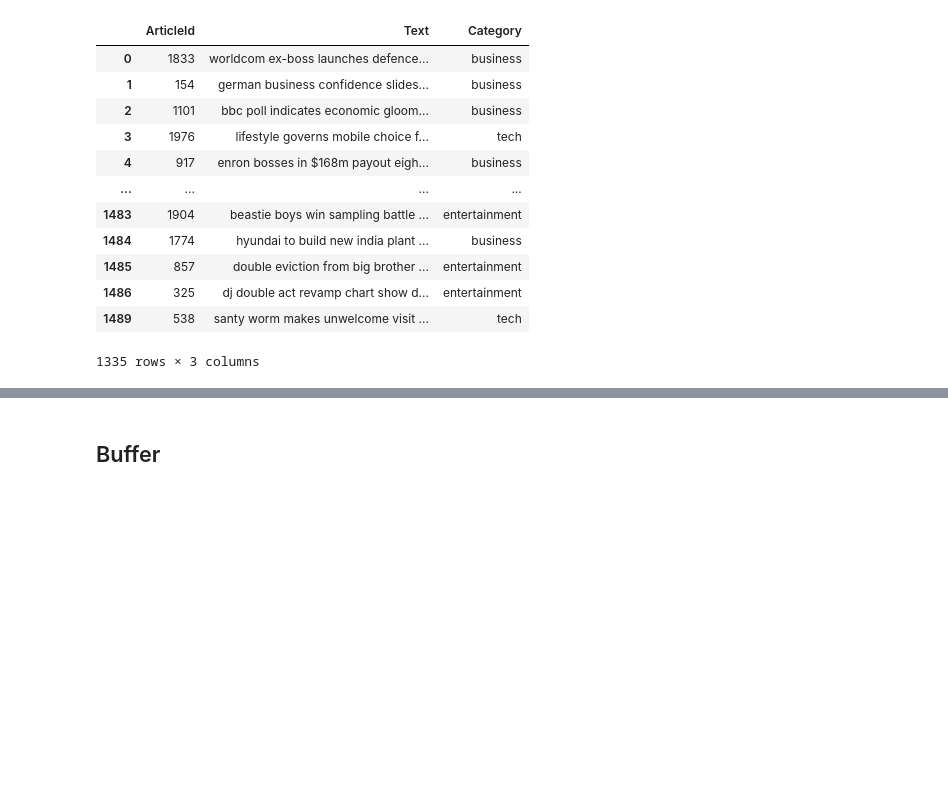
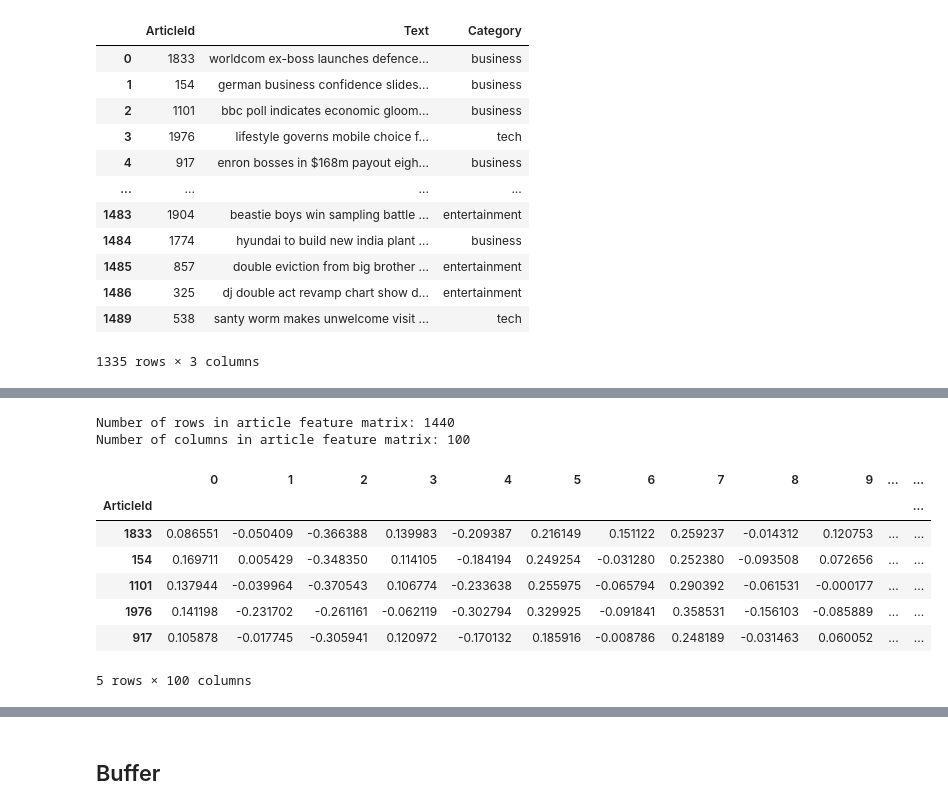
Before and after one commit to jhleakakos/msds-bbc-news-classification, a Jupyter notebook: classify_me_bbc.ipynb, the cells around one changed output, grey strips where cells are left out. Saved outputs shown, nothing was run; the diff lists cells and outputs as text; code cells hidden in the pictures; blank space fills up the shorter version.

Commit message:
add word2vec code and transformation from word2vec embeddings to document embeddings

```diff
--- a/classify_me_bbc.ipynb
+++ b/classify_me_bbc.ipynb
@@ -209,0 +241,3 @@ see if using dimensionality reduction after word2vec will allow seeing a visual
+# %%
+df['tokenized_text'] = df['Text'].apply(simple_preprocess)
+df.head()
@@ -209,0 +253,7 @@ see if using dimensionality reduction after word2vec will allow seeing a visual
+# %%
+w2vmodel = Word2Vec(
+    window=5 # How many words to look at for the individual word and surrounding words combined
+    , workers=6 # How many worker threads to use when training the model
+    , vector_size=100 # How many dimensions for the word vectors
+    , seed=42
+)
@@ -209,0 +271,6 @@ see if using dimensionality reduction after word2vec will allow seeing a visual
+# %%
+w2vmodel.train(
+    df['tokenized_text']
+    , total_examples=w2vmodel.corpus_count
+    , epochs=w2vmodel.epochs
+);
@@ -209,0 +306,26 @@ see if using dimensionality reduction after word2vec will allow seeing a visual
+# %%
+article_embeddings = []
+for article in df['tokenized_text']:
+    word_embedding_vectors = []
+    for word in article:
+        if word in w2vmodel.wv.index_to_key:
+            word_embedding_vectors.append(w2vmodel.wv[word])
+    article_embeddings.append(np.mean(word_embedding_vectors, axis=0))
+# %%
+df_article_features = pd.DataFrame(article_embeddings, index=df['ArticleId'])
+
+print(f'Number of rows in article feature matrix: {df_article_features.shape[0]}')
+print(f'Number of columns in article feature matrix: {df_article_features.shape[1]}')
+
+df_article_features.head()
+# %% [output]
+Number of rows in article feature matrix: 1440
+Number of columns in article feature matrix: 100
+|  | 0 | 1 | 2 | 3 | 4 | 5 | 6 | 7 | 8 | 9 | ... | ... |
+| ArticleId |  |  |  |  |  |  |  |  |  |  |  | ... |
+| 1833 | 0.086551 | -0.050409 | -0.366388 | 0.139983 | -0.209387 | 0.216149 | 0.151122 | 0.259237 | -0.014312 | 0.120753 | ... | ... |
+| 154 | 0.169711 | 0.005429 | -0.348350 | 0.114105 | -0.184194 | 0.249254 | -0.031280 | 0.252380 | -0.093508 | 0.072656 | ... | ... |
+| 1101 | 0.137944 | -0.039964 | -0.370543 | 0.106774 | -0.233638 | 0.255975 | -0.065794 | 0.290392 | -0.061531 | -0.000177 | ... | ... |
+| 1976 | 0.141198 | -0.231702 | -0.261161 | -0.062119 | -0.302794 | 0.329925 | -0.091841 | 0.358531 | -0.156103 | -0.085889 | ... | ... |
+| 917 | 0.105878 | -0.017745 | -0.305941 | 0.120972 | -0.170132 | 0.185916 | -0.008786 | 0.248189 | -0.031463 | 0.060052 | ... | ... |
+5 rows × 100 columns
```
Also changed, not shown: parts of 22 cells of this notebook.
